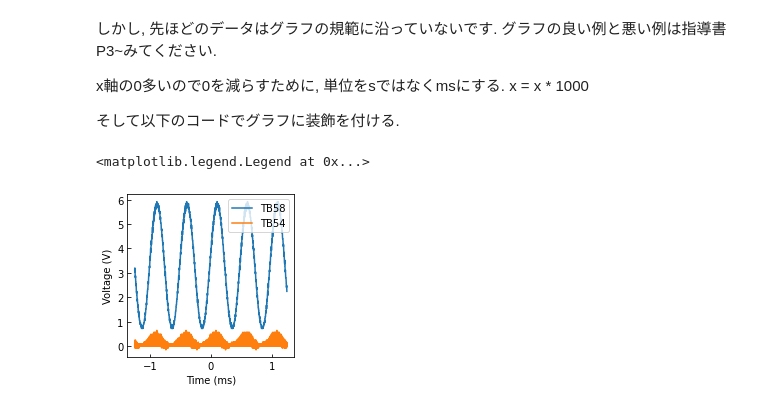
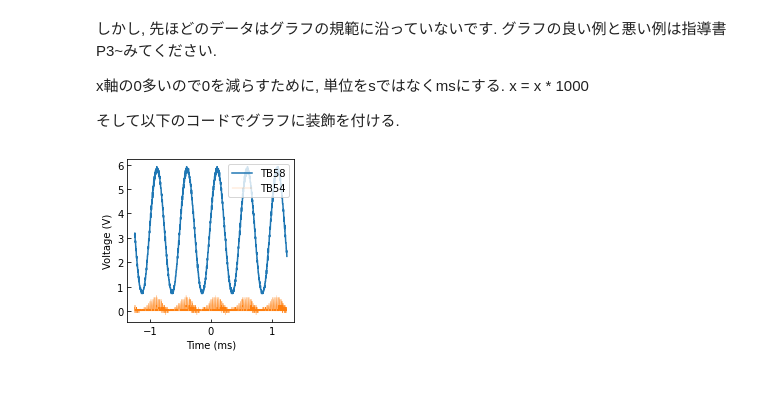
Before and after one commit to DIAOZHUO/EEA_graph_plot_turorial, a Jupyter notebook: example_plot_time_series.ipynb, the cells around one changed output. Cells and saved outputs as stored; diff of their text form; code cells hidden in the pictures.

```diff
--- a/example_plot_time_series.ipynb
+++ b/example_plot_time_series.ipynb
@@ -114,20 +114,20 @@ x軸の0多いので0を減らすために, 単位をsではなくmsにする. x
 # %%
 data = np.array(df)
 x1 = data[:, 3] * 1000
 y1 = data[:, 4]
 x2 = data[:, 9] * 1000
 y2 = data[:, 10]
 
 fig, ax = plt.subplots(figsize=(3, 3))
 ax.tick_params(axis='x', direction='in')
 ax.tick_params(axis='y', direction='in')
 
 ax.set_xlabel("Time (ms)")
 ax.set_ylabel("Voltage (V)")
 
 ax.plot(x1, y1, label="TB58")
-ax.plot(x2, y2, label="TB54")
+ax.plot(x2, y2, label="TB54", linewidth=0.2)
 ax.legend(loc="upper right")
+plt.savefig("./save.pdf")
 # %% [output]
-<matplotlib.legend.Legend at 0x...>
-[figure, old version]
+[figure, new version]
```
Also changed, not shown: 2 other files.
